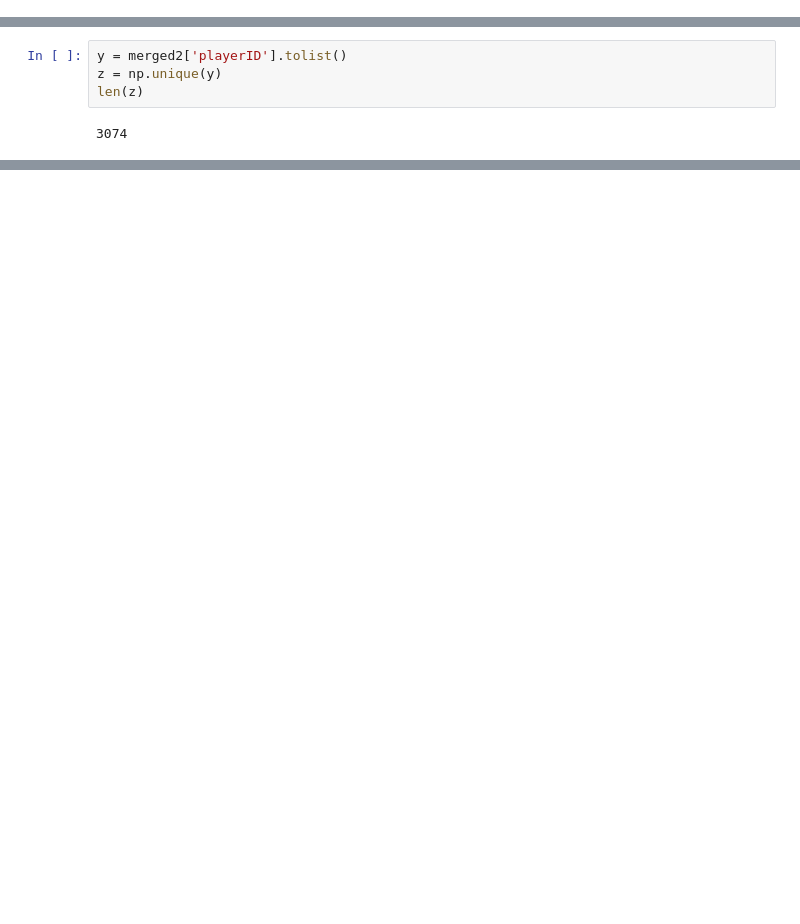
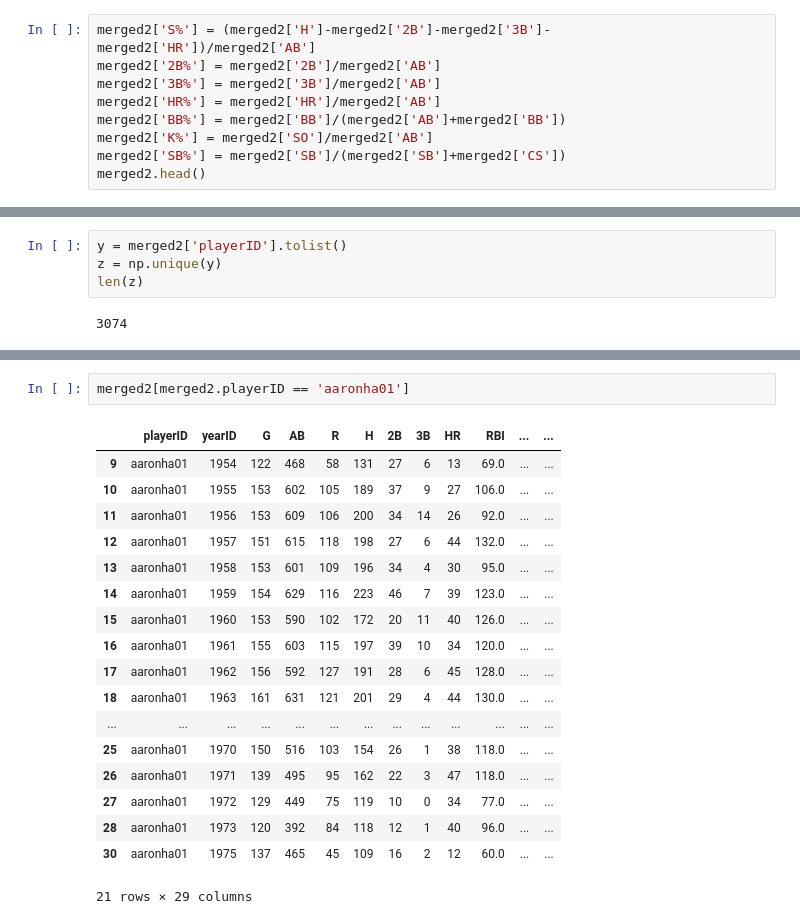
Before and after one commit to AGBarbour/Project-1, a Jupyter notebook: Batting.ipynb, the cells around one changed output, grey strips where cells are left out. Saved outputs shown, nothing was run; the diff lists cells and outputs as text; blank space fills up the shorter version.

```diff
--- a/Batting.ipynb
+++ b/Batting.ipynb
@@ -111,3 +178,12 @@ merged2.head()
 | 12 | aaronha01 | 1957 | 151 | 615 | 118 | 198 | 27 | 6 | 44 | 132.0 | ... | ... |
 | 13 | aaronha01 | 1958 | 153 | 601 | 109 | 196 | 34 | 4 | 30 | 95.0 | ... | ... |
 5 rows × 22 columns
+# %%
+merged2['S%'] = (merged2['H']-merged2['2B']-merged2['3B']-merged2['HR'])/merged2['AB']
+merged2['2B%'] = merged2['2B']/merged2['AB']
+merged2['3B%'] = merged2['3B']/merged2['AB']
+merged2['HR%'] = merged2['HR']/merged2['AB']
+merged2['BB%'] = merged2['BB']/(merged2['AB']+merged2['BB'])
+merged2['K%'] = merged2['SO']/merged2['AB']
+merged2['SB%'] = merged2['SB']/(merged2['SB']+merged2['CS'])
+merged2.head()
@@ -162,0 +263,21 @@ homers
+# %%
+merged2[merged2.playerID == 'aaronha01']
+# %% [output]
+|  | playerID | yearID | G | AB | R | H | 2B | 3B | HR | RBI | ... | ... |
+| 9 | aaronha01 | 1954 | 122 | 468 | 58 | 131 | 27 | 6 | 13 | 69.0 | ... | ... |
+| 10 | aaronha01 | 1955 | 153 | 602 | 105 | 189 | 37 | 9 | 27 | 106.0 | ... | ... |
+| 11 | aaronha01 | 1956 | 153 | 609 | 106 | 200 | 34 | 14 | 26 | 92.0 | ... | ... |
+| 12 | aaronha01 | 1957 | 151 | 615 | 118 | 198 | 27 | 6 | 44 | 132.0 | ... | ... |
+| 13 | aaronha01 | 1958 | 153 | 601 | 109 | 196 | 34 | 4 | 30 | 95.0 | ... | ... |
+| 14 | aaronha01 | 1959 | 154 | 629 | 116 | 223 | 46 | 7 | 39 | 123.0 | ... | ... |
+| 15 | aaronha01 | 1960 | 153 | 590 | 102 | 172 | 20 | 11 | 40 | 126.0 | ... | ... |
+| 16 | aaronha01 | 1961 | 155 | 603 | 115 | 197 | 39 | 10 | 34 | 120.0 | ... | ... |
+| 17 | aaronha01 | 1962 | 156 | 592 | 127 | 191 | 28 | 6 | 45 | 128.0 | ... | ... |
+| 18 | aaronha01 | 1963 | 161 | 631 | 121 | 201 | 29 | 4 | 44 | 130.0 | ... | ... |
+| ... | ... | ... | ... | ... | ... | ... | ... | ... | ... | ... | ... | ... |
+| 25 | aaronha01 | 1970 | 150 | 516 | 103 | 154 | 26 | 1 | 38 | 118.0 | ... | ... |
+| 26 | aaronha01 | 1971 | 139 | 495 | 95 | 162 | 22 | 3 | 47 | 118.0 | ... | ... |
+| 27 | aaronha01 | 1972 | 129 | 449 | 75 | 119 | 10 | 0 | 34 | 77.0 | ... | ... |
+| 28 | aaronha01 | 1973 | 120 | 392 | 84 | 118 | 12 | 1 | 40 | 96.0 | ... | ... |
+| 30 | aaronha01 | 1975 | 137 | 465 | 45 | 109 | 16 | 2 | 12 | 60.0 | ... | ... |
+21 rows × 29 columns
```
Also changed, not shown: parts of 15 cells of this notebook.
